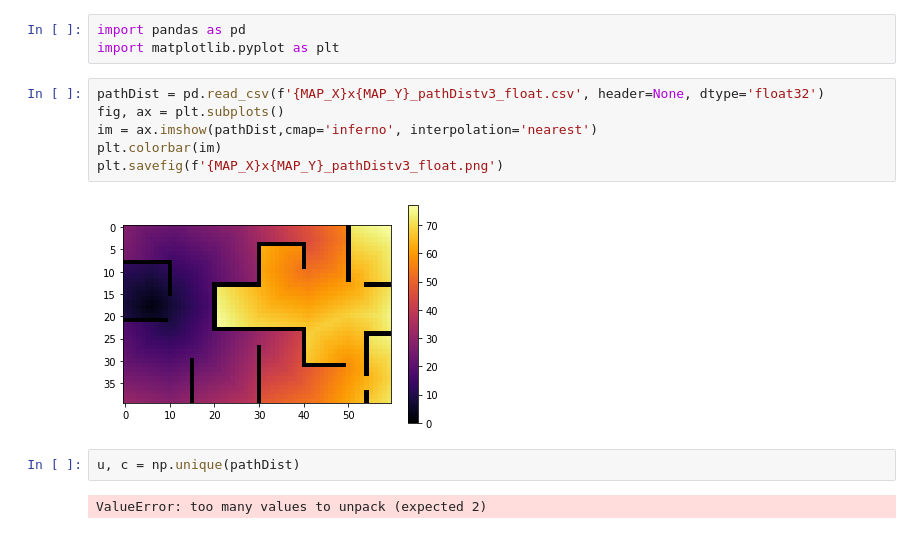
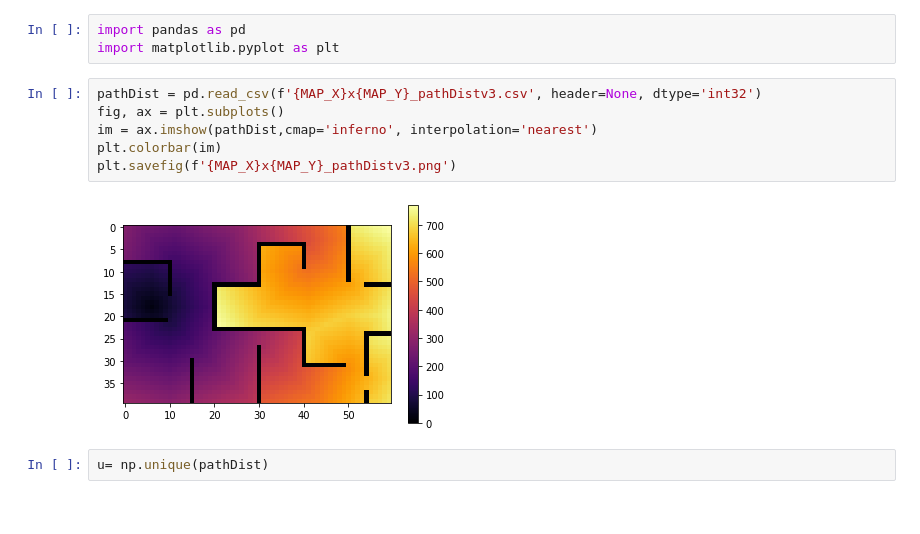
Before and after one commit to azhar-ikhtiarudin/uav-path-planning-algorithm, a Jupyter notebook: scripts/path_dist/pathdist.ipynb, the cells around one changed output. Saved outputs shown, nothing was run; the diff lists cells and outputs as text.

Commit message:
added Q table compatible pathDist. require changes into clear condition

```diff
--- a/scripts/path_dist/pathdist.ipynb
+++ b/scripts/path_dist/pathdist.ipynb
@@ -374,14 +374,12 @@ print(pathDist)
 import pandas as pd
 import matplotlib.pyplot as plt
 # %%
-pathDist = pd.read_csv(f'{MAP_X}x{MAP_Y}_pathDistv3_float.csv', header=None, dtype='float32')
+pathDist = pd.read_csv(f'{MAP_X}x{MAP_Y}_pathDistv3.csv', header=None, dtype='int32')
 fig, ax = plt.subplots()
 im = ax.imshow(pathDist,cmap='inferno', interpolation='nearest')
 plt.colorbar(im)
-plt.savefig(f'{MAP_X}x{MAP_Y}_pathDistv3_float.png')
+plt.savefig(f'{MAP_X}x{MAP_Y}_pathDistv3.png')
 # %% [output]
-[figure, old version]
+[figure, new version]
 # %%
-u, c = np.unique(pathDist)
+u= np.unique(pathDist)
-# %% [output]
-ValueError: too many values to unpack (expected 2)
```
Also changed, not shown: parts of 3 cells of this notebook, 5 other files.
